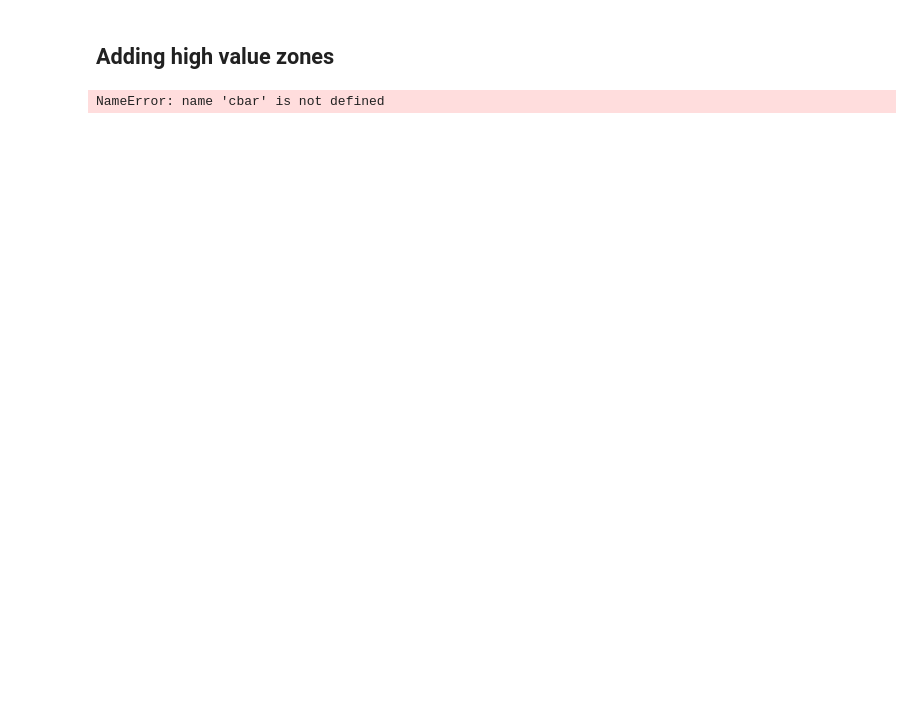
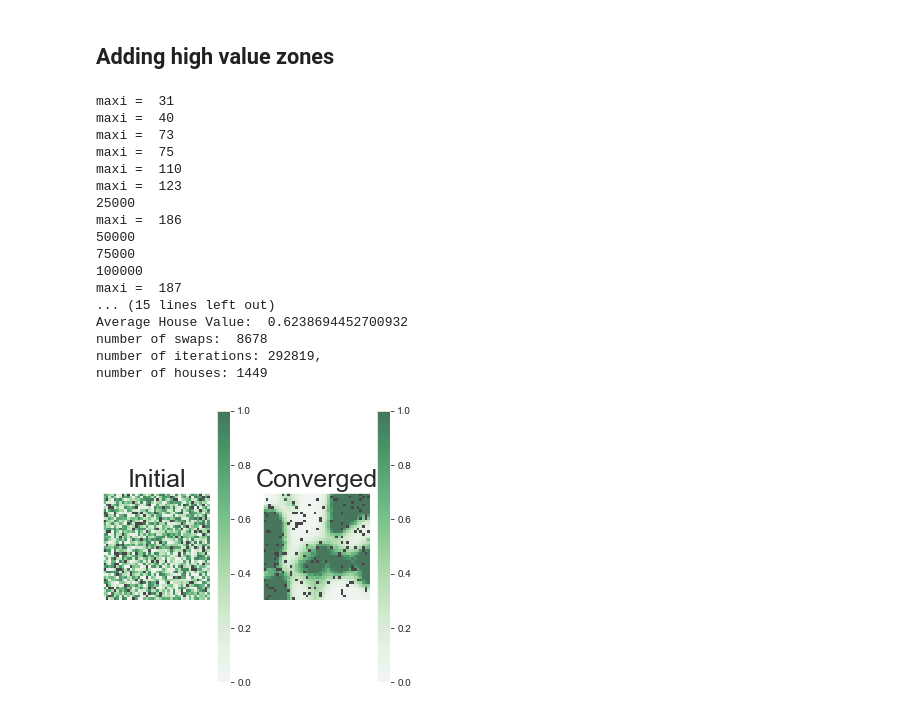
Before and after one commit to Joseph38512/industrial-maths-project-2, a Jupyter notebook: Housing_1-2.ipynb, the cells around one changed output. Saved outputs shown, nothing was run; the diff lists cells and outputs as text; code cells hidden in the pictures; blank space fills up the shorter version.

Commit message:
got number of years

```diff
--- a/Housing_1-2.ipynb
+++ b/Housing_1-2.ipynb
@@ -338,7 +375,7 @@ class grid_agents_gamma(Cell2D):
         affluences = np.ma.masked_where(self.affluences == 0, self.affluences)
         return draw_array(affluences, cmap = cmap_show_empty)
 
-    def swap_people(self, grid_houses):
+    def swap_people(self, grid_houses,i):
         '''
         Picks two random grid elements, if they aren't zero and the delta function is greater than 0, swaps them
         :param grid_houses: we need this as an input, since we need to get house values for the two agents, for the delta function.
@@ -355,6 +392,8 @@ class grid_agents_gamma(Cell2D):
                 t2 = (grid_houses.values[i1][j1]- self.affluences[i2][j2])**2 + (grid_houses.values[i2][j2]- self.affluences[i1][j1])**2
                 if t1 > t2:
                     self.affluences[i2,j2], self.affluences[i1,j1] = self.affluences[i1,j1],self.affluences[i2,j2]
+                    return i + 1
+        return i
 
     def swap_exists(self, grid_houses):
         '''
@@ -395,19 +434,25 @@ class grid_agents_gamma(Cell2D):
 def get_gamma_convergence(lam, gridsize, p_empty,gamma_shape,gamma_scale, seed):
     '''Returns the number of iterations required to converge, the average house value, and the theil index in that order'''
     grid_houses1 = grid_houses(gridsize + 4,p_empty, kernel, seed)
-    grid_agents1 = grid_agents_gamma(gridsize + 4, p_empty, grid_houses1, gamma_shape, gamma_scale)
+    grid_agents1 = grid_agents_gamma(gridsize + 4, p_empty, grid_houses1, gamma_shape, gamma_scale, None)
     T = theil_inequality(grid_agents1.affluences)
     i = 0
     j = 0
+    no_swaps = 0
     while i < int(gridsize**(2)):
         grid_houses1.update_values(grid_agents1, lam)
         g1 = grid_agents1.affluences.copy()
-        grid_agents1.swap_people(grid_houses1)
+        grid_agents1.swap_people(grid_houses1, no_swaps)
         g2 = grid_agents1.affluences
         if np.array_equal(g1,g2):
             i += 1
         else:
+            print(i)
             i = 0
         j += 1
+        if j % 25000 == 0:
+            print(j)
     H = get_eigenvalues(grid_houses1)
-    return j, np.average(grid_houses1.values), T, H
+    return j, np.average(grid_houses1.values), T, H, no_swaps
+# %%
+j, av, t, h , s =get_gamma_convergence(0.5,40, 0.2, shape, scale, 2)
@@ -655,19 +761,20 @@ class grid_agents_gamma_amen(Cell2D):
 # %%
-def get_plots(lam, gridsize, p_empty, p_hv,file_name):
+def get_plots_2(lam, gridsize, p_empty, p_hv,file_name,seed):
     i = 0
     j = 0
+    noswap=0
     maxi = 0
-    grid_houses1 = grid_houses_amen(gridsize + 4,p_empty, p_hv, kernel, seed =None)
-    grid_agents1 = grid_agents(gridsize + 4, p_empty, grid_houses1)
-    cbar.ax.tick_params(labelsize=10)
-    plt.subplot(1,2,1)
+    grid_houses1 = grid_houses(gridsize + 4,p_empty, kernel, seed)
+    grid_agents1 = grid_agents_gamma(gridsize + 4, p_empty, grid_houses1, shape, scale, seed)
+
+    plt.subplot(1,4,1)
     grid_houses1.draw_values()
     plt.colorbar()
     plt.title(f'Initial', fontsize = 25)
-    while i < gridsize**2/300:
+    while i < gridsize**2/3:
         grid_houses1.update_values(grid_agents1, lam)
         g1 = grid_agents1.affluences.copy()
-        grid_agents1.swap_people(grid_houses1)
+        noswap = grid_agents1.swap_people(grid_houses1, noswap)
         g2 = grid_agents1.affluences
         if np.array_equal(g1,g2):
             i += 1
@@ -679,16 +786,33 @@ def get_plots(lam, gridsize, p_empty, p_hv,file_name):
         j += 1
         if j % 25000 == 0:
             print(j)
-    plt.subplot(1,2,2)
-    H = get_eigenvalues(grid_houses1)
-    print(f'Segregation ',H )
+    plt.subplot(1,4,2)
     print(f'Average House Value: ',np.average(grid_houses1.values) )
+    print(f'number of swaps: ', noswap)
+    print(f'number of iterations: {j},')
+    print(f'number of houses: {grid_houses1.array.sum()}')
     grid_houses1.draw_values()
     plt.title(f'Converged', fontsize = 25)
     plt.colorbar()
-    plt.savefig(f'{file_name}.pdf')
     #1
 # %%
-#get_plots(0.4, 40, 0.2, 0.1,'high_value')
+get_plots_2(0.4, 40, 0.1, 0.1,'high_val',0)
 # %% [output]
-NameError: name 'cbar' is not defined
+maxi =  31
+maxi =  40
+maxi =  73
+maxi =  75
+maxi =  110
+maxi =  123
+25000
+maxi =  186
+50000
+75000
+100000
+maxi =  187
+... (15 lines left out)
+Average House Value:  0.6238694452700932
+number of swaps:  8678
+number of iterations: 292819,
+number of houses: 1449
+[figure, added]
```
Also changed, not shown: parts of 15 cells of this notebook.
